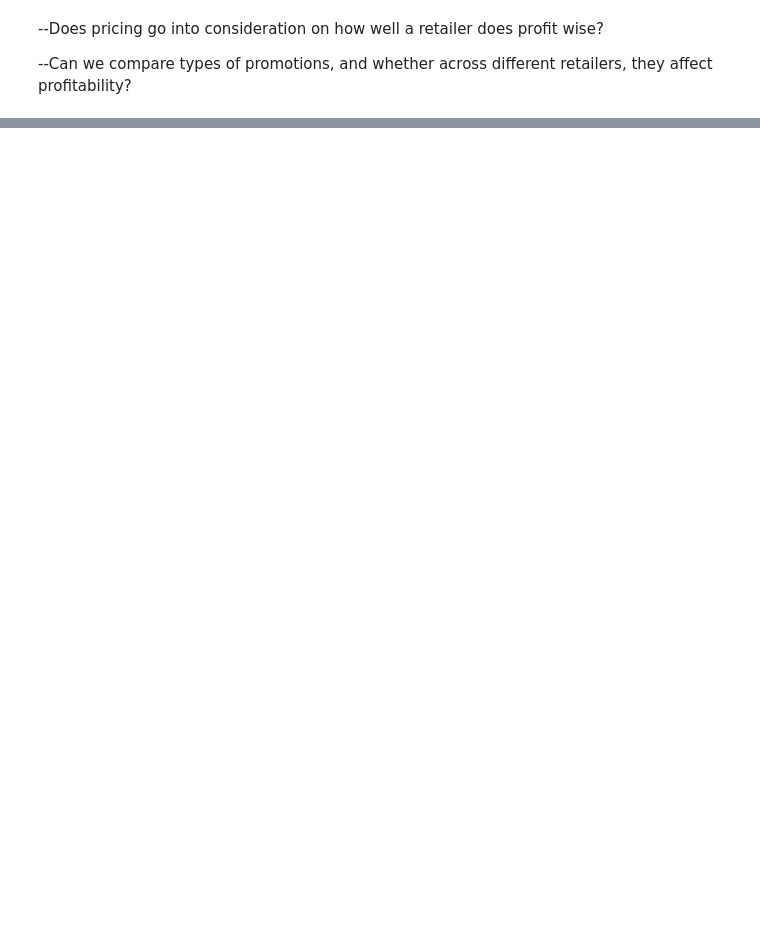
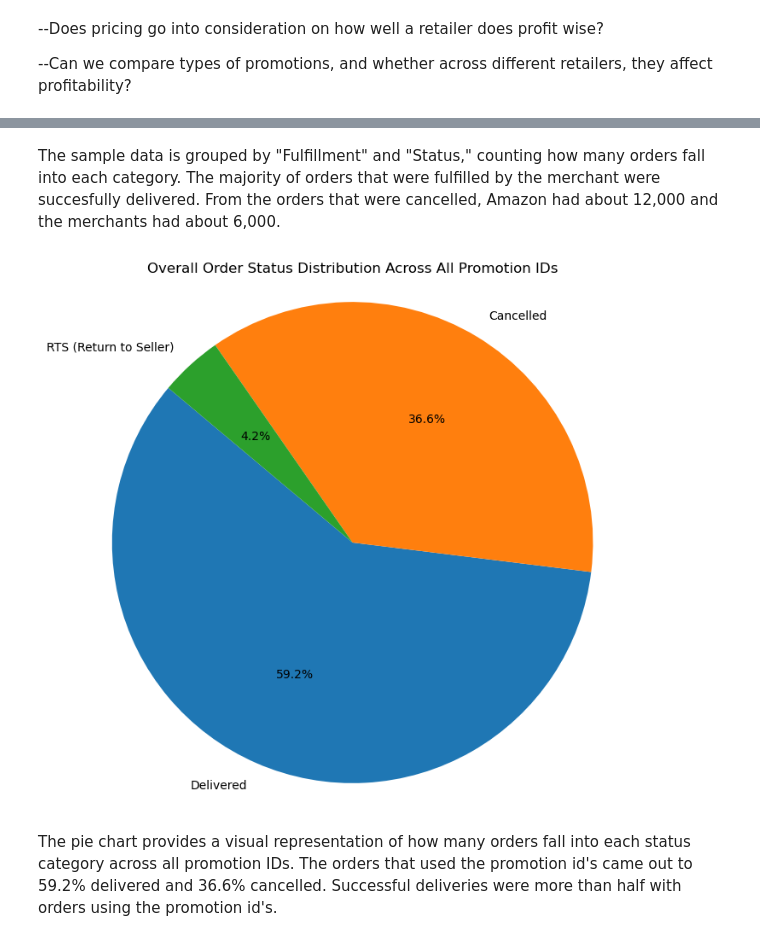
Before and after one commit to brianna-mitri/project-1, a Jupyter notebook: RM_Work/pricing.ipynb, the cells around one changed output, grey strips where cells are left out. Drawn from its saved outputs; the diff is of its cells as text; code cells hidden in the pictures; blank space fills up the shorter version.

```diff
--- a/RM_Work/pricing.ipynb
+++ b/RM_Work/pricing.ipynb
@@ -40,0 +91,20 @@ sales_df.nunique().to_frame(name="Count of Unique Values")
+# %% [markdown]
+The sample data is grouped by "Fulfillment" and "Status," counting how many orders fall into each category. The majority of orders that were fulfilled by the merchant were succesfully delivered. From the orders that were cancelled, Amazon had about 12,000 and the merchants had about 6,000.
+# %%
+# Group by 'Status' to count occurrences across all promotion IDs
+overall_status_counts = sales_df['Status'].value_counts().reset_index()
+overall_status_counts.columns = ['Status', 'Count']
+
+# Create a pie chart for overall order status distribution
+plt.figure(figsize=(8, 8))
+plt.pie(overall_status_counts['Count'], labels=overall_status_counts['Status'], autopct='%1.1f%%', startangle=140)
+plt.title('Overall Order Status Distribution Across All Promotion IDs')
+plt.axis('equal')  # Equal aspect ratio ensures that pie is drawn as a circle.
+
+# Save the pie chart as an image file
+plt.savefig('Overall_Order_Status_Distribution.png')  # Save as PNG
+plt.show()  # Display the plot
+# %% [output]
+[figure, added]
+# %% [markdown]
+The pie chart provides a visual representation of how many orders fall into each status category across all promotion IDs. The orders that used the promotion id's came out to 59.2% delivered and 36.6% cancelled. Successful deliveries were more than half with orders using the promotion id's.
```
Also changed, not shown: parts of 9 cells of this notebook, 2 other files.
